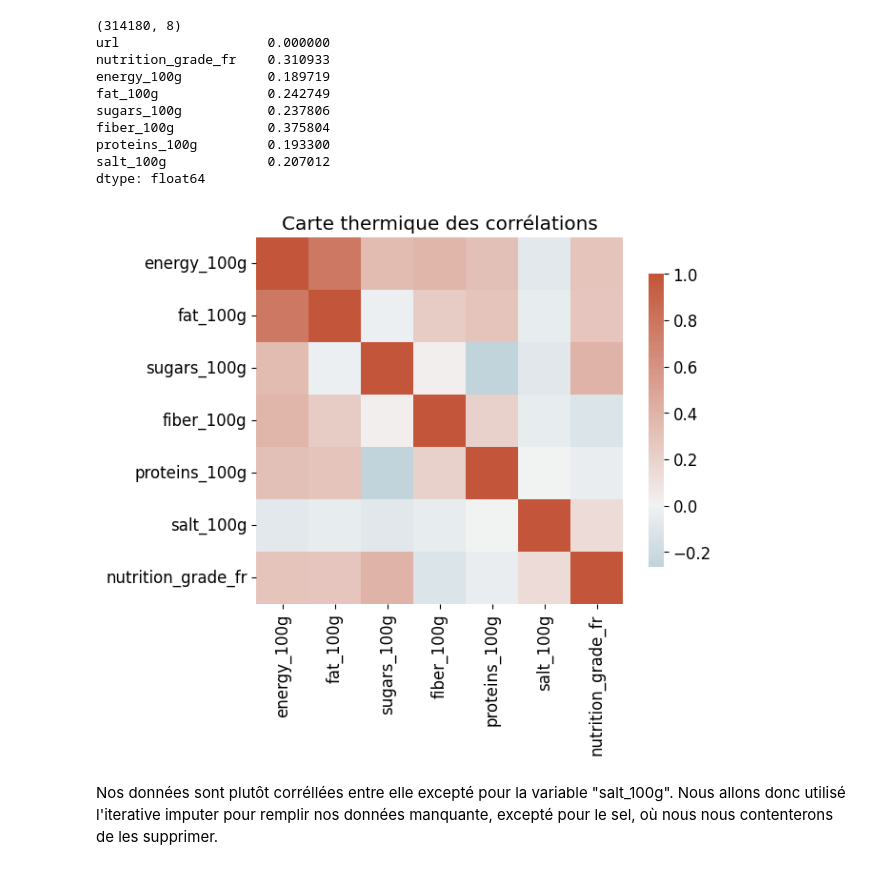
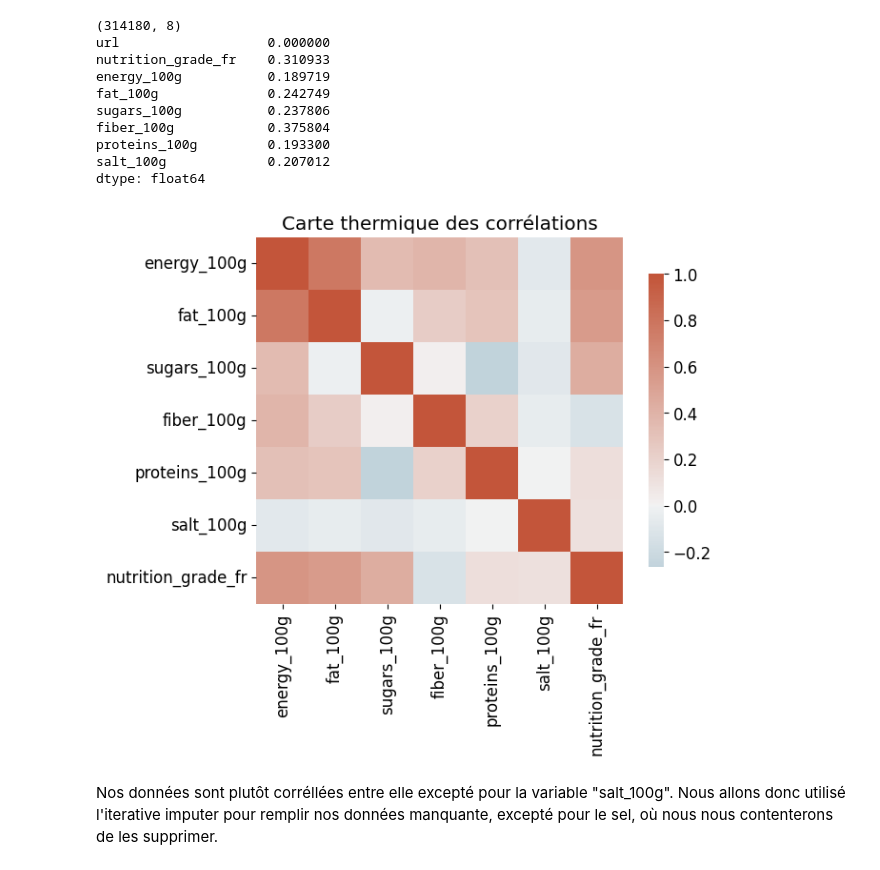
Before and after one commit to tdechanet/IAEngP3, a Jupyter notebook: analyze.ipynb, the cells around one changed output. Saved outputs shown, nothing was run; the diff lists cells and outputs as text; code cells hidden in the pictures.

```diff
--- a/analyze.ipynb
+++ b/analyze.ipynb
@@ -227,18 +227,13 @@ proteins_100g         0.193300
 salt_100g             0.207012
 dtype: float64
 # %%
-correlation_table = df[nutritive_values]
-nutrition_grade_encoder = LabelEncoder()
-correlation_table.loc[:, "nutrition_grade_fr"] = nutrition_grade_encoder.fit_transform(correlation_table["nutrition_grade_fr"])
-corr_matrix = correlation_table.corr()
-
 f, ax = plt.subplots(figsize=(7, 5))
 cmap = sns.diverging_palette(230, 20, as_cmap=True)
-sns.heatmap(corr_matrix, cmap=cmap, center=0, square=True, cbar_kws={"shrink": .8})
+sns.heatmap(df[nutritive_values].corr(), cmap=cmap, center=0, square=True, cbar_kws={"shrink": .8})
 ax.set_title("Carte thermique des corrélations")
 plt.show()
 # %% [output]
-[figure, old version]
+[figure, new version]
 # %% [markdown]
 Nos données sont plutôt corréllées entre elle excepté pour la variable "salt_100g". Nous allons donc utilisé l'iterative imputer pour remplir nos données manquante, excepté pour le sel, où nous nous contenterons de les supprimer.
 # %%
```
Also changed, not shown: parts of 10 cells of this notebook.
